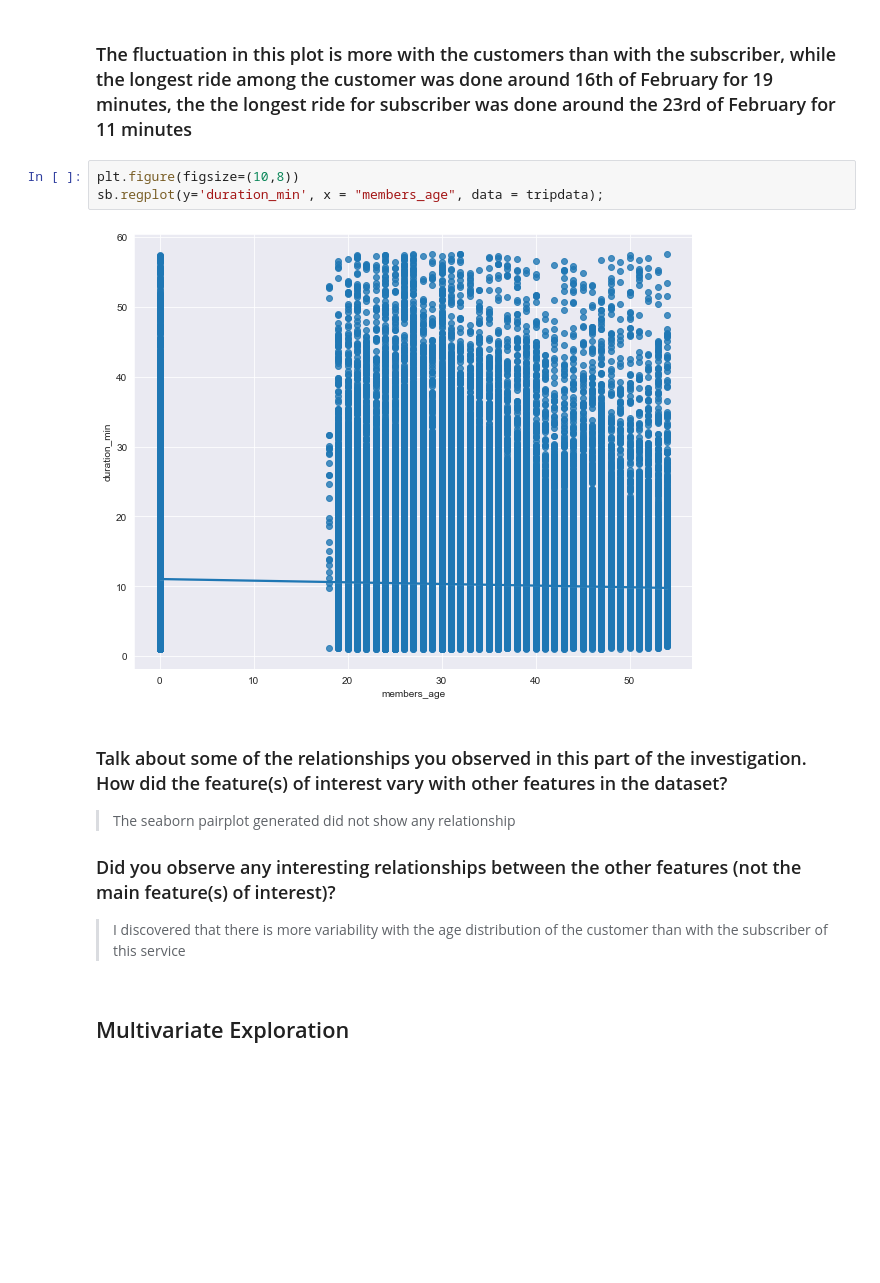
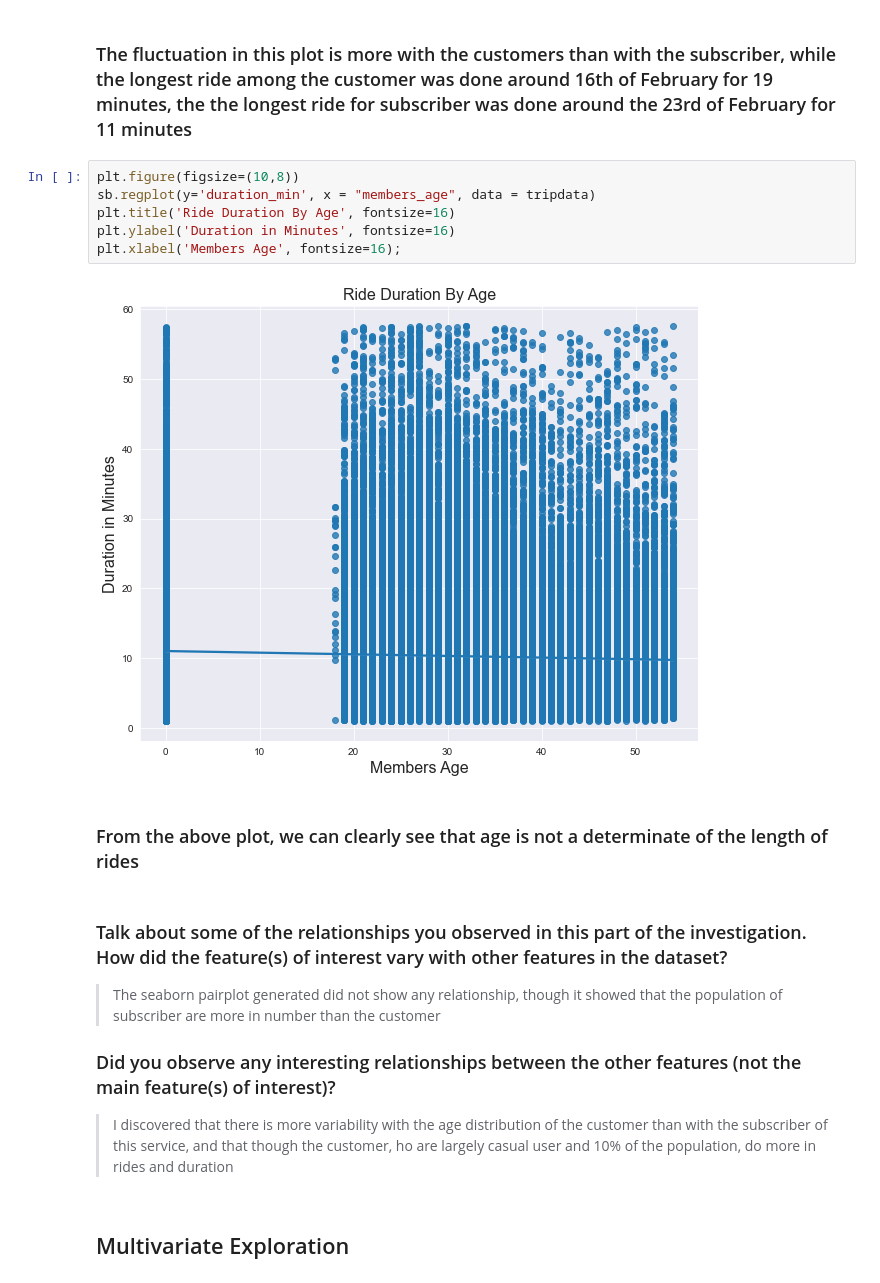
Before and after one commit to techacct/DA-BikeSharingAnalysis, a Jupyter notebook: Analysis of Ford Gobike Service.ipynb, the cells around one changed output. Drawn from its saved outputs; the diff is of its cells as text; blank space fills up the shorter version.

```diff
--- a/Analysis of Ford Gobike Service.ipynb
+++ b/Analysis of Ford Gobike Service.ipynb
@@ -337,17 +337,22 @@ plt.xlabel('Dates', fontsize=16);
 ### The fluctuation in this plot is more with the customers than with the subscriber, while the longest ride among the customer was done around 16th of February for 19 minutes, the the longest ride for subscriber was done around the 23rd of February for 11 minutes
 # %%
 plt.figure(figsize=(10,8))
-sb.regplot(y='duration_min', x = "members_age", data = tripdata);
+sb.regplot(y='duration_min', x = "members_age", data = tripdata)
+plt.title('Ride Duration By Age', fontsize=16)
+plt.ylabel('Duration in Minutes', fontsize=16)
+plt.xlabel('Members Age', fontsize=16);
 # %% [output]
-[figure, old version]
+[figure, new version]
+# %% [markdown]
+### From the above plot, we can clearly see that age is not a determinate of the length of rides
 # %% [markdown]
 ### Talk about some of the relationships you observed in this part of the investigation. How did the feature(s) of interest vary with other features in the dataset?
 
-> The seaborn pairplot generated did not show any relationship
+> The seaborn pairplot generated did not show any relationship, though it showed that the population of subscriber are more in number than the customer
 
 ### Did you observe any interesting relationships between the other features (not the main feature(s) of interest)?
 
-> I discovered that there is more variability with the age distribution of the customer than with the subscriber of this service
+> I discovered that there is more variability with the age distribution of the customer than with the subscriber of this service, and that though the customer, ho are largely casual user and 10% of the population, do more in rides and duration
 # %% [markdown]
 ## Multivariate Exploration
 # %%
```
Also changed, not shown: parts of 9 cells of this notebook, 1 other file.
